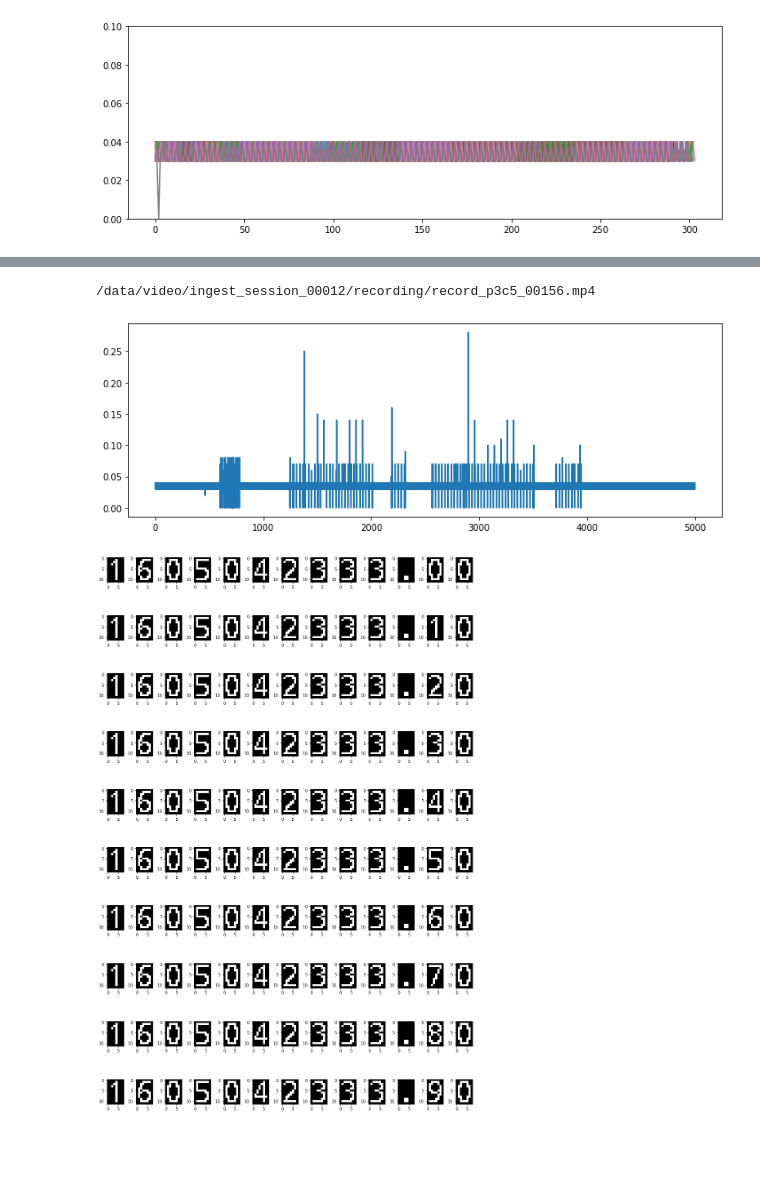
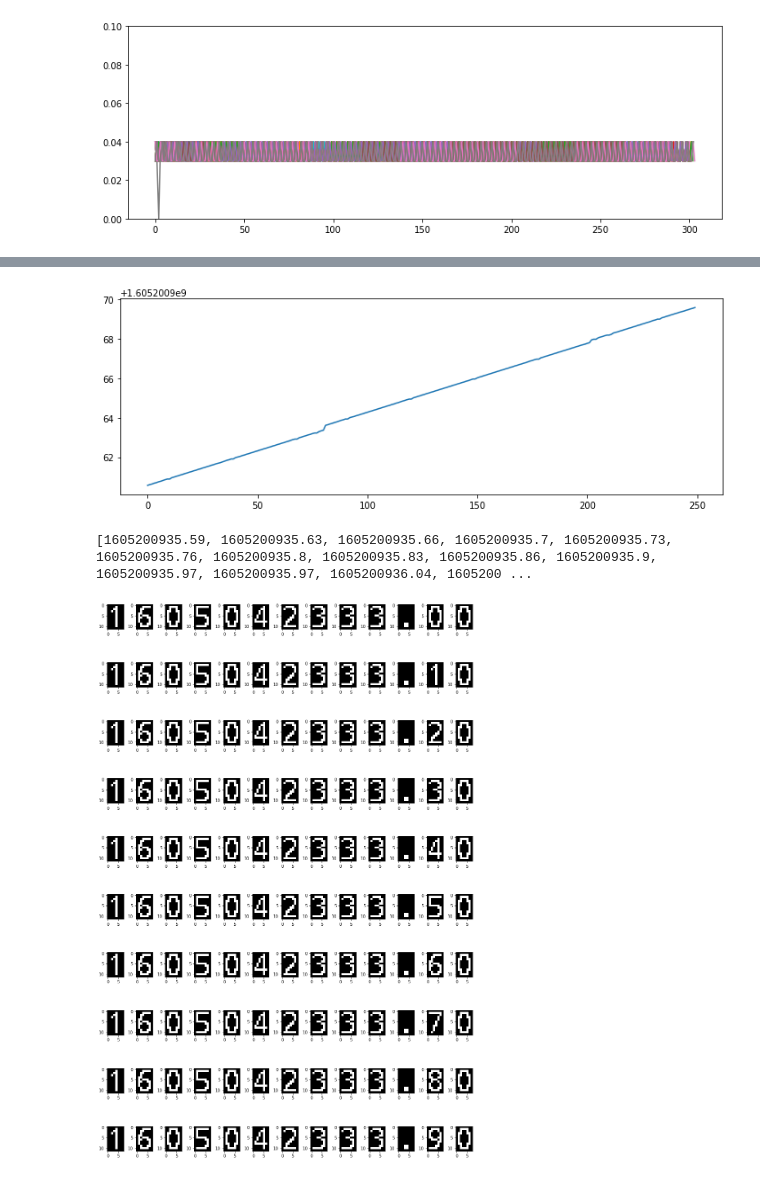
Before and after one commit to barbourww/I24-video-ingest, a Jupyter notebook: image_analysis_notebook.ipynb, the cells around one changed output, grey strips where cells are left out. Saved outputs shown, nothing was run; the diff lists cells and outputs as text; code cells hidden in the pictures; blank space fills up the shorter version.

```diff
--- a/image_analysis_notebook.ipynb
+++ b/image_analysis_notebook.ipynb
@@ -234,13 +249,19 @@ tsres = {l[0]: l[1:] for l in lines}
 # %%
-k = list(tsres.keys())[1]
-print(k)
+k = '/data/video/ingest_session_00012/recording/record_p3c5_00156.mp4'
 vdif = [(t2 - t1) for t1, t2 in zip(tsres[k][:-1], tsres[k][1:])]
 fig, ax = plt.subplots(1, 1, figsize=(12,4))
-ax.plot(vdif[12000:17000])
+# ax.plot(tsres[k][12590:12800])
+# ax.plot(vdif[12590:12800])
+# ax.plot(vdif[13300:13550])
+ax.plot(tsres[k][13300:13550])
+# ax.hist(vdif)
 plt.show()
 # %% [output]
-/data/video/ingest_session_00012/recording/record_p3c5_00156.mp4
-[figure, old version]
+[figure, new version]
+# %%
+print(tsres[k][12590:12800])
+# %% [output]
+[1605200935.59, 1605200935.63, 1605200935.66, 1605200935.7, 1605200935.73, 1605200935.76, 1605200935.8, 1605200935.83, 1605200935.86, 1605200935.9, 1605200935.97, 1605200935.97, 1605200936.04, 1605200 ...
 # %%
 video_file = video_files[0]
 fi = [11, 14, 17, 20, 23, 26, 29, 32, 35, 38]
```
Also changed, not shown: parts of 2 cells of this notebook, 3 other files.
